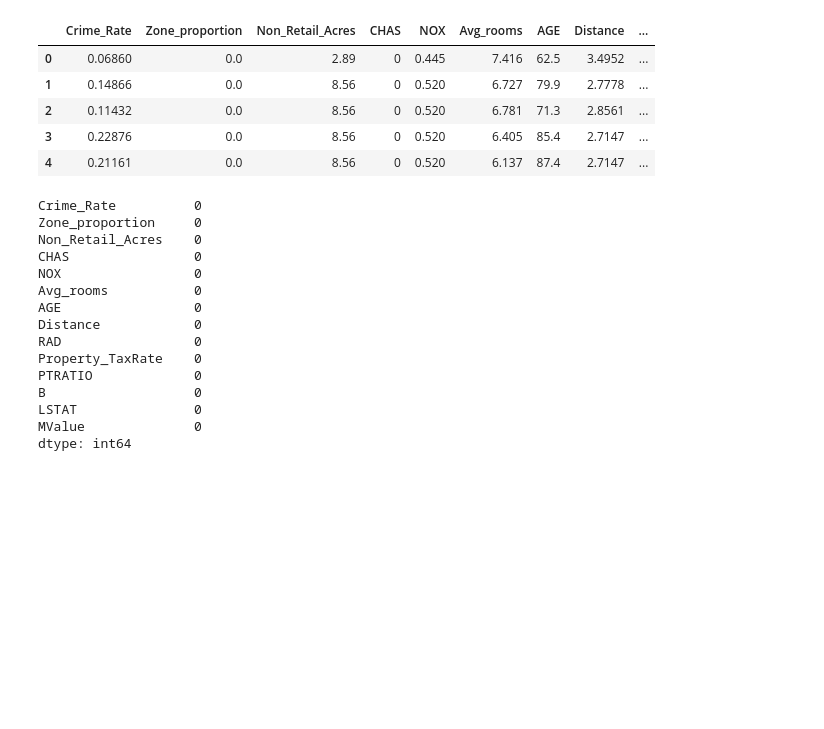
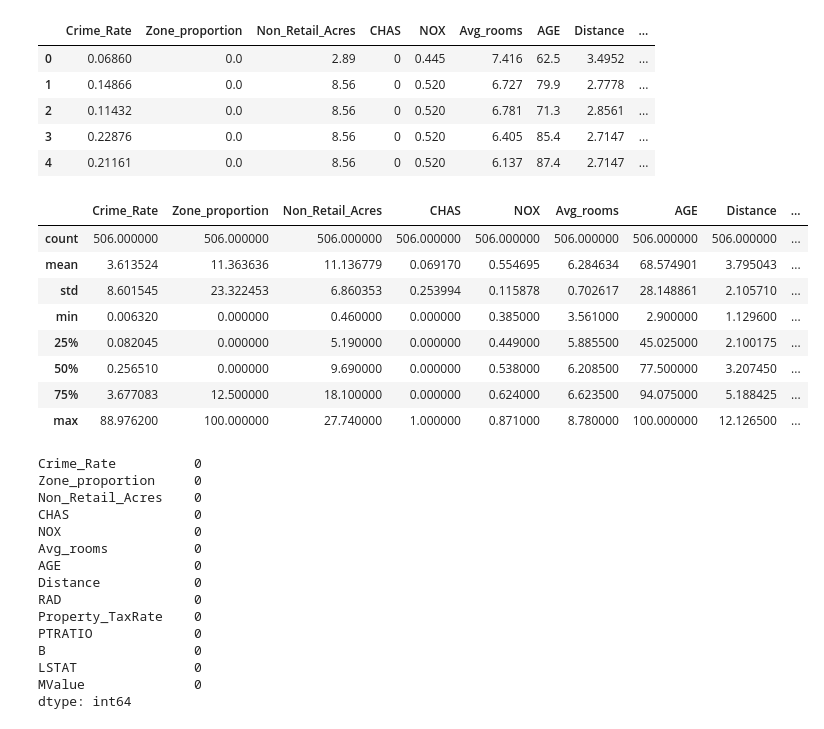
Before and after one commit to swastikbanerjee/AML_Lab, a Jupyter notebook: Lab1.ipynb, the cells around one changed output. Drawn from its saved outputs; the diff is of its cells as text; code cells hidden in the pictures; blank space fills up the shorter version.

```diff
--- a/Lab1.ipynb
+++ b/Lab1.ipynb
@@ -16,6 +16,18 @@ data.head()
 | 2 | 0.11432 | 0.0 | 8.56 | 0 | 0.520 | 6.781 | 71.3 | 2.8561 | ... |
 | 3 | 0.22876 | 0.0 | 8.56 | 0 | 0.520 | 6.405 | 85.4 | 2.7147 | ... |
 | 4 | 0.21161 | 0.0 | 8.56 | 0 | 0.520 | 6.137 | 87.4 | 2.7147 | ... |
+# %%
+data.describe()
+# %% [output]
+|  | Crime_Rate | Zone_proportion | Non_Retail_Acres | CHAS | NOX | Avg_rooms | AGE | Distance | ... |
+| count | 506.000000 | 506.000000 | 506.000000 | 506.000000 | 506.000000 | 506.000000 | 506.000000 | 506.000000 | ... |
+| mean | 3.613524 | 11.363636 | 11.136779 | 0.069170 | 0.554695 | 6.284634 | 68.574901 | 3.795043 | ... |
+| std | 8.601545 | 23.322453 | 6.860353 | 0.253994 | 0.115878 | 0.702617 | 28.148861 | 2.105710 | ... |
+| min | 0.006320 | 0.000000 | 0.460000 | 0.000000 | 0.385000 | 3.561000 | 2.900000 | 1.129600 | ... |
+| 25% | 0.082045 | 0.000000 | 5.190000 | 0.000000 | 0.449000 | 5.885500 | 45.025000 | 2.100175 | ... |
+| 50% | 0.256510 | 0.000000 | 9.690000 | 0.000000 | 0.538000 | 6.208500 | 77.500000 | 3.207450 | ... |
+| 75% | 3.677083 | 12.500000 | 18.100000 | 0.000000 | 0.624000 | 6.623500 | 94.075000 | 5.188425 | ... |
+| max | 88.976200 | 100.000000 | 27.740000 | 1.000000 | 0.871000 | 8.780000 | 100.000000 | 12.126500 | ... |
 # %%
 data.isnull().sum()
 # %% [output]
```
Also changed, not shown: parts of 4 cells of this notebook.
